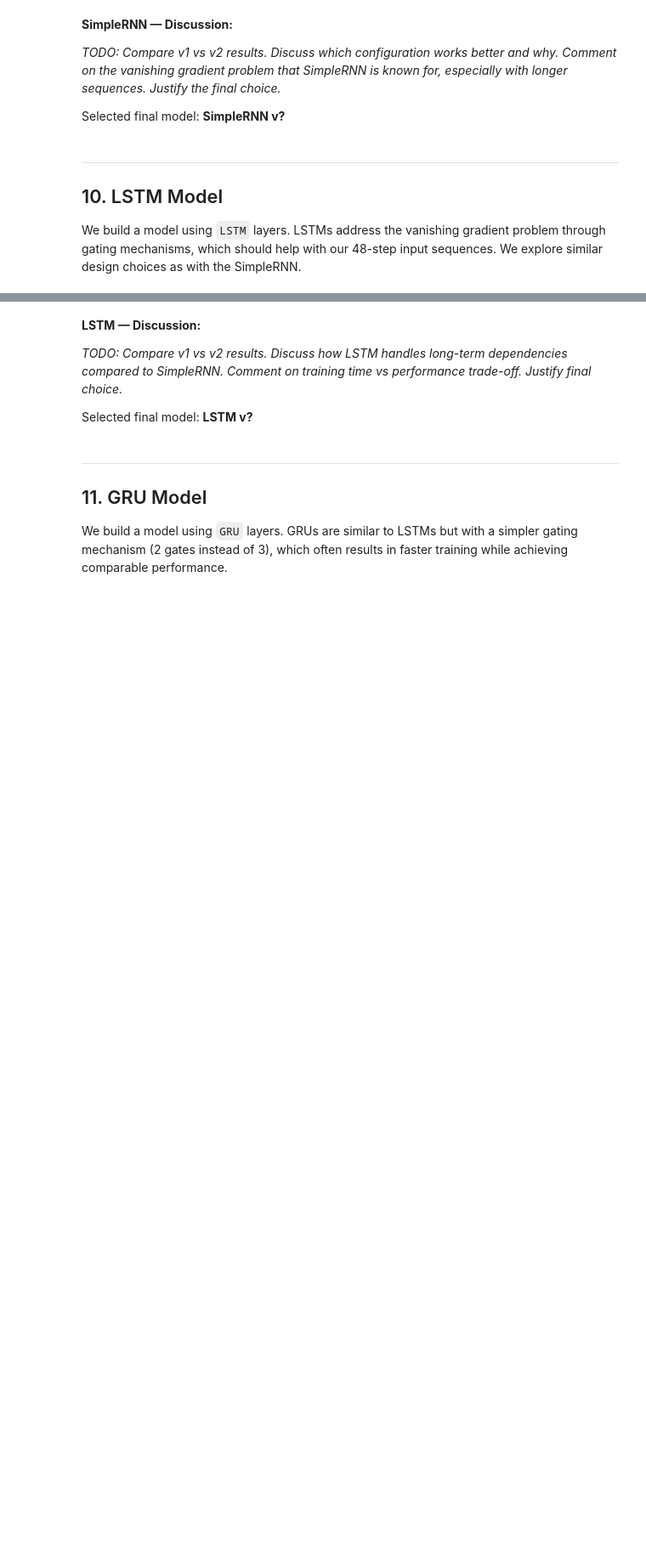
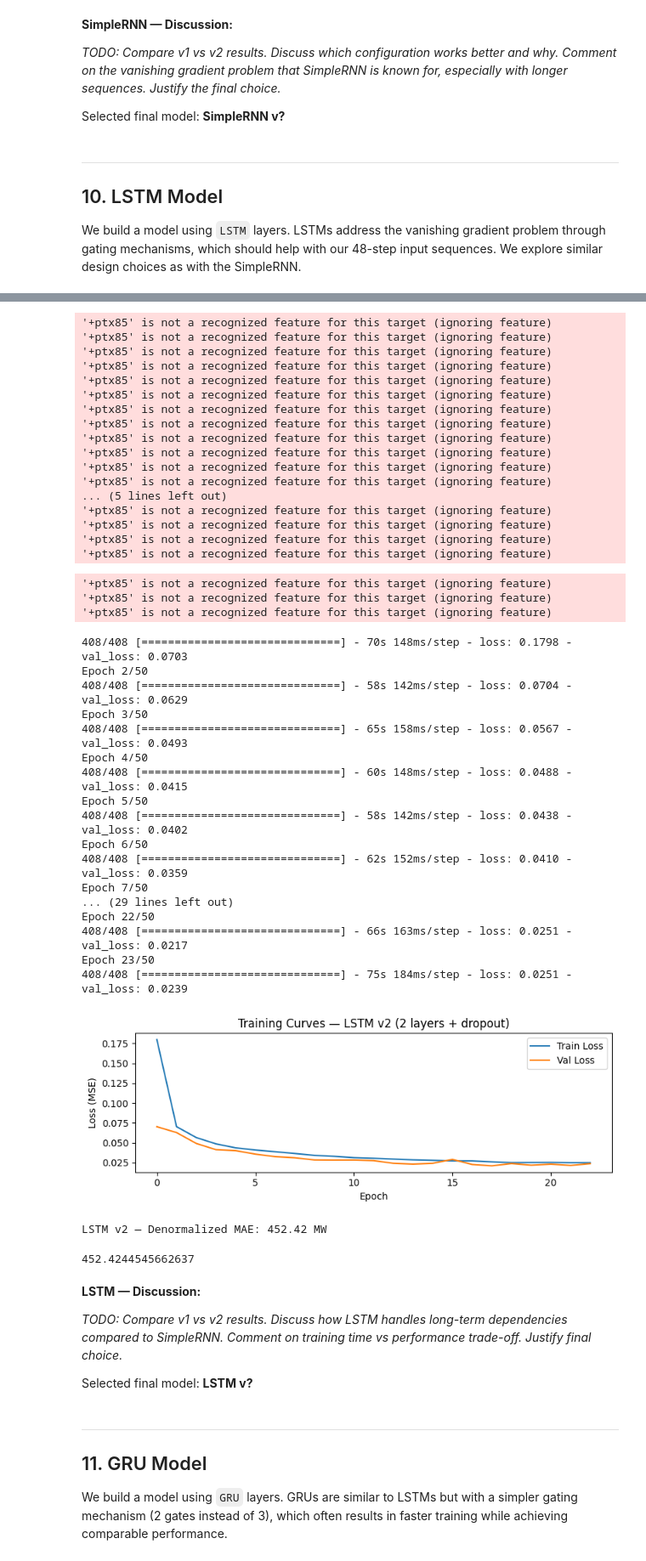
Before and after one commit to lupitia1/DL_Practice_2, a Jupyter notebook: P2_Electricity_Load_Forecasting.ipynb, the cells around one changed output, grey strips where cells are left out. Shown at 85% size. Saved outputs shown, nothing was run; the diff lists cells and outputs as text; code cells hidden in the pictures; blank space fills up the shorter version.

```diff
--- a/P2_Electricity_Load_Forecasting.ipynb
+++ b/P2_Electricity_Load_Forecasting.ipynb
@@ -346,9 +788,9 @@ evaluate_model(model_lstm_v1, X_test, y_test, "LSTM v1")
 # %%
 # --- Experiment 2: LSTM with 2 stacked layers + dropout ---
 model_lstm_v2 = keras.Sequential([
-    layers.LSTM(64, return_sequences=True, input_shape=(SEQ_LEN, n_features)),
+    layers.LSTM(64, return_sequences=True, input_shape=(SEQ_LEN, n_features), unroll=True),
     layers.Dropout(0.2),
-    layers.LSTM(32),
+    layers.LSTM(32, unroll=True),
     layers.Dropout(0.2),
     layers.Dense(1)
 ], name="LSTM_v2")
@@ -369,3 +811,4 @@ history_lstm_v2 = model_lstm_v2.fit(
 
 plot_training_history(history_lstm_v2, "LSTM v2 (2 layers + dropout)")
 evaluate_model(model_lstm_v2, X_test, y_test, "LSTM v2")
+# %% [output]
@@ -372,3 +818,43 @@ evaluate_model(model_lstm_v2, X_test, y_test, "LSTM v2")
+'+ptx85' is not a recognized feature for this target (ignoring feature)
+'+ptx85' is not a recognized feature for this target (ignoring feature)
+'+ptx85' is not a recognized feature for this target (ignoring feature)
+'+ptx85' is not a recognized feature for this target (ignoring feature)
+'+ptx85' is not a recognized feature for this target (ignoring feature)
+'+ptx85' is not a recognized feature for this target (ignoring feature)
+'+ptx85' is not a recognized feature for this target (ignoring feature)
+'+ptx85' is not a recognized feature for this target (ignoring feature)
+'+ptx85' is not a recognized feature for this target (ignoring feature)
+'+ptx85' is not a recognized feature for this target (ignoring feature)
+'+ptx85' is not a recognized feature for this target (ignoring feature)
+'+ptx85' is not a recognized feature for this target (ignoring feature)
+... (5 lines left out)
+'+ptx85' is not a recognized feature for this target (ignoring feature)
+'+ptx85' is not a recognized feature for this target (ignoring feature)
+'+ptx85' is not a recognized feature for this target (ignoring feature)
+'+ptx85' is not a recognized feature for this target (ignoring feature)
+'+ptx85' is not a recognized feature for this target (ignoring feature)
+'+ptx85' is not a recognized feature for this target (ignoring feature)
+'+ptx85' is not a recognized feature for this target (ignoring feature)
+408/408 [==============================] - 70s 148ms/step - loss: 0.1798 - val_loss: 0.0703
+Epoch 2/50
+408/408 [==============================] - 58s 142ms/step - loss: 0.0704 - val_loss: 0.0629
+Epoch 3/50
+408/408 [==============================] - 65s 158ms/step - loss: 0.0567 - val_loss: 0.0493
+Epoch 4/50
+408/408 [==============================] - 60s 148ms/step - loss: 0.0488 - val_loss: 0.0415
+Epoch 5/50
+408/408 [==============================] - 58s 142ms/step - loss: 0.0438 - val_loss: 0.0402
+Epoch 6/50
+408/408 [==============================] - 62s 152ms/step - loss: 0.0410 - val_loss: 0.0359
+Epoch 7/50
+... (29 lines left out)
+Epoch 22/50
+408/408 [==============================] - 66s 163ms/step - loss: 0.0251 - val_loss: 0.0217
+Epoch 23/50
+408/408 [==============================] - 75s 184ms/step - loss: 0.0251 - val_loss: 0.0239
+[figure, added]
+LSTM v2 — Denormalized MAE: 452.42 MW
+452.4244545662637
 # %% [markdown]
 **LSTM — Discussion:**
 
```
Also changed, not shown: parts of 23 cells of this notebook.
